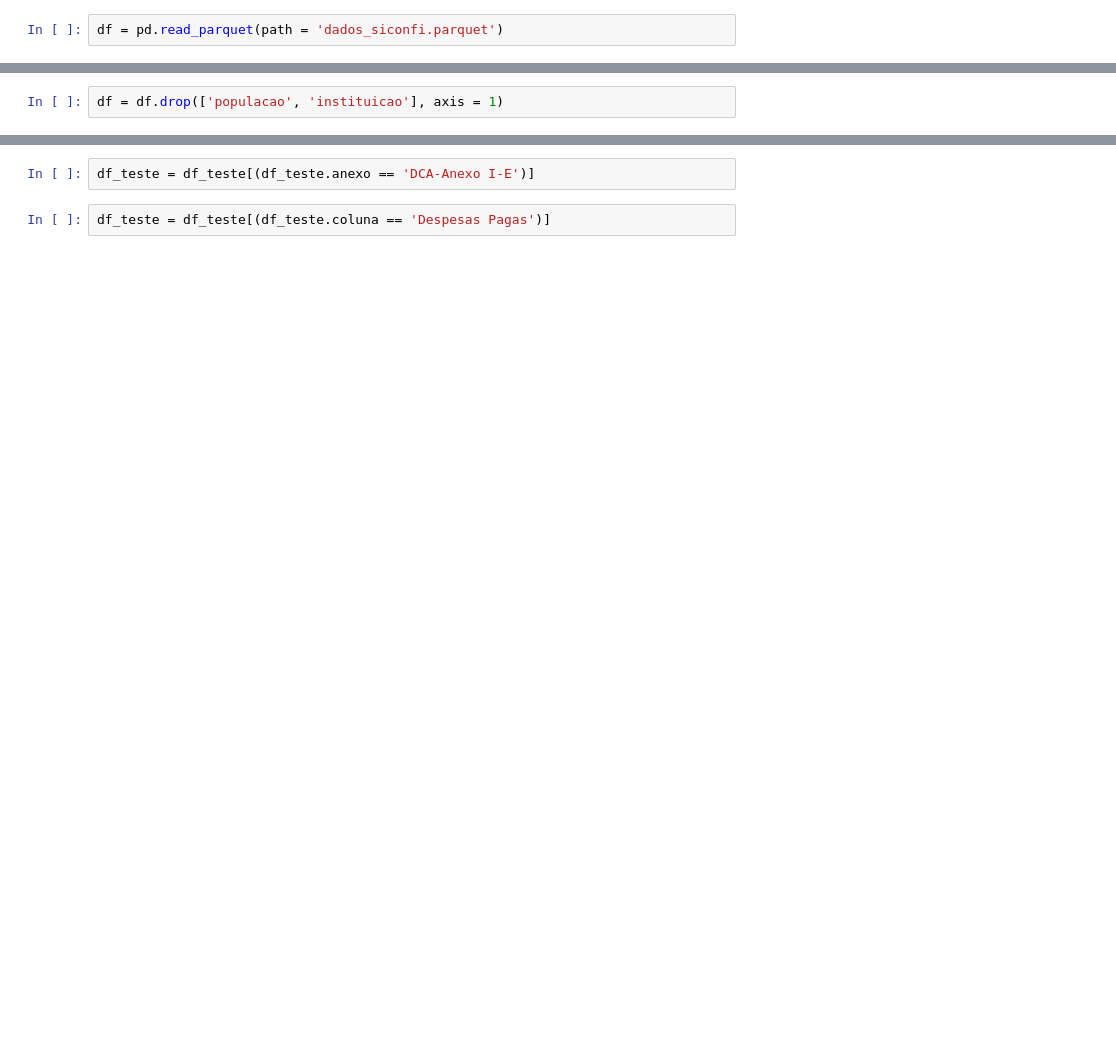
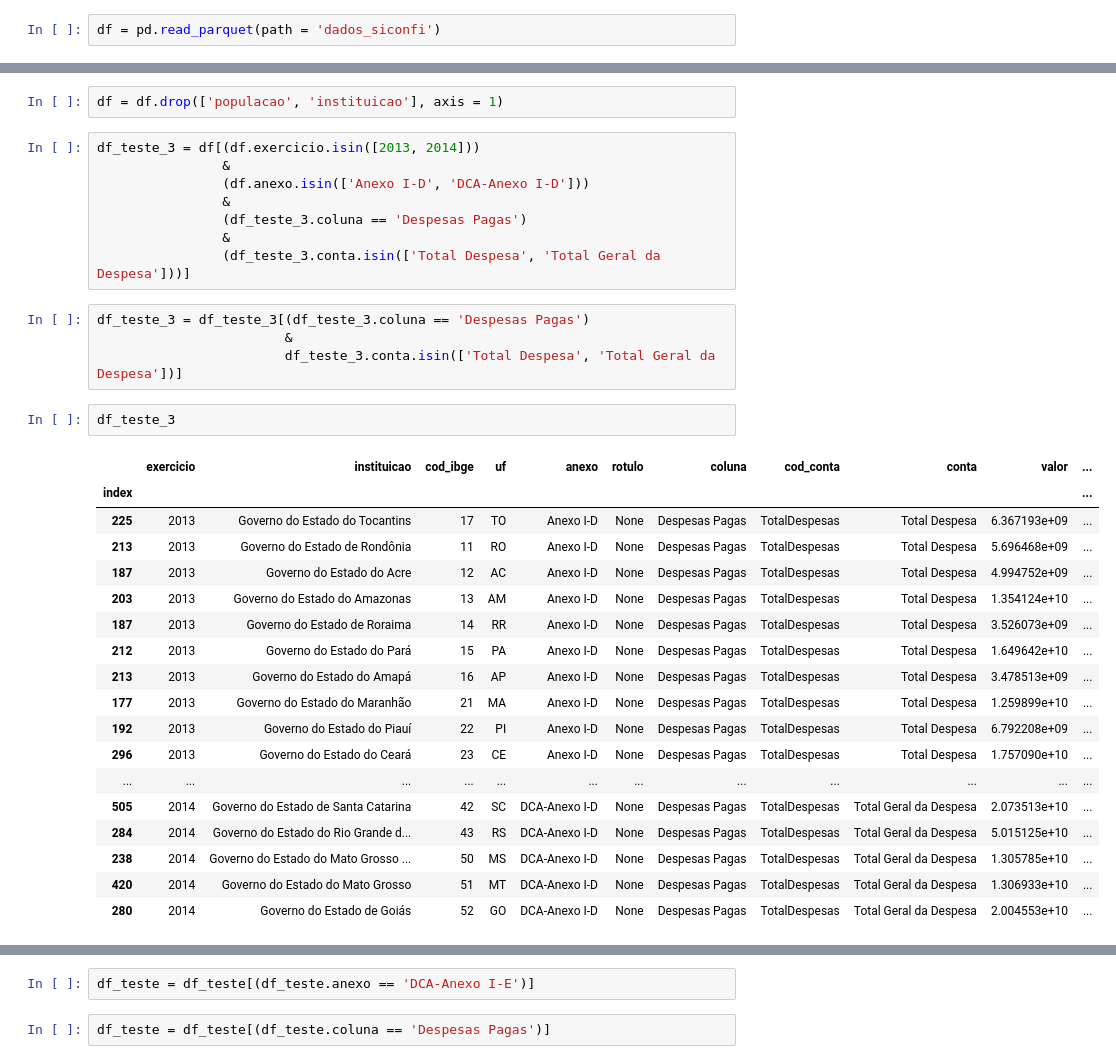
Before and after one commit to clgsantana/estudos, a Jupyter notebook: estudos.ipynb, the cells around one changed output, grey strips where cells are left out. Saved outputs shown, nothing was run; the diff lists cells and outputs as text; blank space fills up the shorter version.

```diff
--- a/estudos.ipynb
+++ b/estudos.ipynb
@@ -38,2 +28,2 @@ df = siconfipy.get_annual_acc(year = [2013, 2014, 2015, 2016, 2017, 2018, 2019,2
 # %%
-df = pd.read_parquet(path = 'dados_siconfi.parquet')
+df = pd.read_parquet(path = 'dados_siconfi')
@@ -40,2 +49,35 @@ df = pd.read_parquet(path = 'dados_siconfi.parquet')
 # %%
 df = df.drop(['populacao', 'instituicao'], axis = 1)
+# %%
+df_teste_3 = df[(df.exercicio.isin([2013, 2014]))
+                &
+                (df.anexo.isin(['Anexo I-D', 'DCA-Anexo I-D']))
+                &
+                (df_teste_3.coluna == 'Despesas Pagas')
+                &
+                (df_teste_3.conta.isin(['Total Despesa', 'Total Geral da Despesa']))]
+# %%
+df_teste_3 = df_teste_3[(df_teste_3.coluna == 'Despesas Pagas')
+                        &
+                        df_teste_3.conta.isin(['Total Despesa', 'Total Geral da Despesa'])]
+# %%
+df_teste_3
+# %% [output]
+|  | exercicio | instituicao | cod_ibge | uf | anexo | rotulo | coluna | cod_conta | conta | valor | ... |
+| index |  |  |  |  |  |  |  |  |  |  | ... |
+| 225 | 2013 | Governo do Estado do Tocantins | 17 | TO | Anexo I-D | None | Despesas Pagas | TotalDespesas | Total Despesa | 6.367193e+09 | ... |
+| 213 | 2013 | Governo do Estado de Rondônia | 11 | RO | Anexo I-D | None | Despesas Pagas | TotalDespesas | Total Despesa | 5.696468e+09 | ... |
+| 187 | 2013 | Governo do Estado do Acre | 12 | AC | Anexo I-D | None | Despesas Pagas | TotalDespesas | Total Despesa | 4.994752e+09 | ... |
+| 203 | 2013 | Governo do Estado do Amazonas | 13 | AM | Anexo I-D | None | Despesas Pagas | TotalDespesas | Total Despesa | 1.354124e+10 | ... |
+| 187 | 2013 | Governo do Estado de Roraima | 14 | RR | Anexo I-D | None | Despesas Pagas | TotalDespesas | Total Despesa | 3.526073e+09 | ... |
+| 212 | 2013 | Governo do Estado do Pará | 15 | PA | Anexo I-D | None | Despesas Pagas | TotalDespesas | Total Despesa | 1.649642e+10 | ... |
+| 213 | 2013 | Governo do Estado do Amapá | 16 | AP | Anexo I-D | None | Despesas Pagas | TotalDespesas | Total Despesa | 3.478513e+09 | ... |
+| 177 | 2013 | Governo do Estado do Maranhão | 21 | MA | Anexo I-D | None | Despesas Pagas | TotalDespesas | Total Despesa | 1.259899e+10 | ... |
+| 192 | 2013 | Governo do Estado do Piauí | 22 | PI | Anexo I-D | None | Despesas Pagas | TotalDespesas | Total Despesa | 6.792208e+09 | ... |
+| 296 | 2013 | Governo do Estado do Ceará | 23 | CE | Anexo I-D | None | Despesas Pagas | TotalDespesas | Total Despesa | 1.757090e+10 | ... |
+| ... | ... | ... | ... | ... | ... | ... | ... | ... | ... | ... | ... |
+| 505 | 2014 | Governo do Estado de Santa Catarina | 42 | SC | DCA-Anexo I-D | None | Despesas Pagas | TotalDespesas | Total Geral da Despesa | 2.073513e+10 | ... |
+| 284 | 2014 | Governo do Estado do Rio Grande d... | 43 | RS | DCA-Anexo I-D | None | Despesas Pagas | TotalDespesas | Total Geral da Despesa | 5.015125e+10 | ... |
+| 238 | 2014 | Governo do Estado do Mato Grosso ... | 50 | MS | DCA-Anexo I-D | None | Despesas Pagas | TotalDespesas | Total Geral da Despesa | 1.305785e+10 | ... |
+| 420 | 2014 | Governo do Estado do Mato Grosso | 51 | MT | DCA-Anexo I-D | None | Despesas Pagas | TotalDespesas | Total Geral da Despesa | 1.306933e+10 | ... |
+| 280 | 2014 | Governo do Estado de Goiás | 52 | GO | DCA-Anexo I-D | None | Despesas Pagas | TotalDespesas | Total Geral da Despesa | 2.004553e+10 | ... |
```
Also changed, not shown: parts of 37 cells of this notebook.
